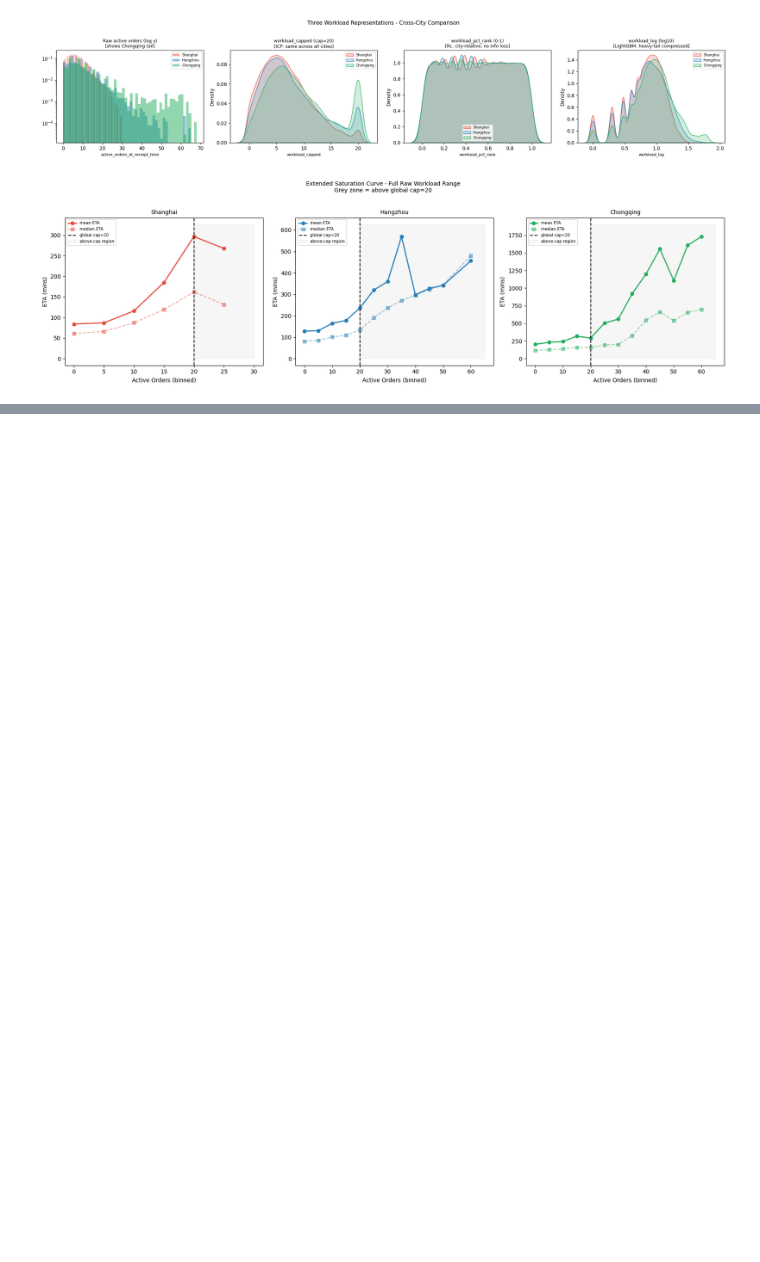
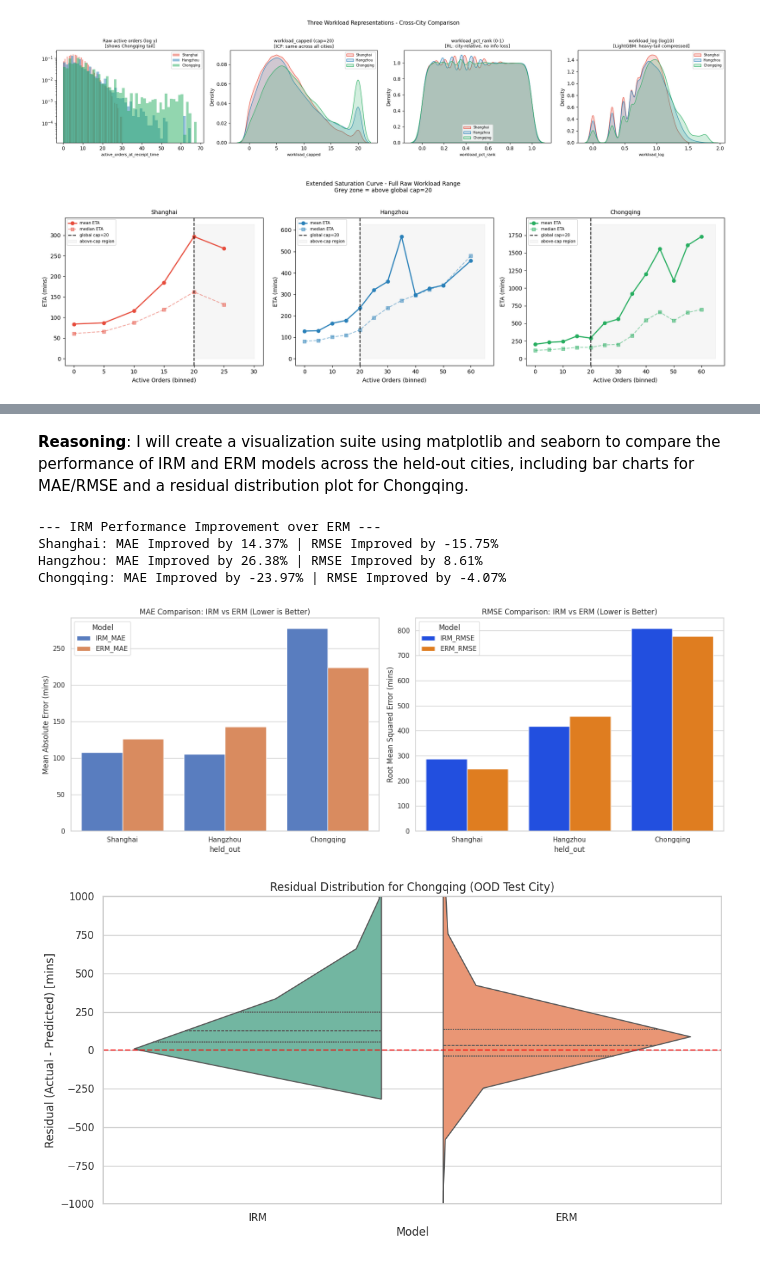
Before and after one commit to aymuos/starship, a Jupyter notebook: fundamental_EDA/fc_all_city_ICP.ipynb, the cells around one changed output, grey strips where cells are left out. Cells and saved outputs as stored; diff of their text form; code cells hidden in the pictures; blank space fills up the shorter version.

```diff
--- a/fundamental_EDA/fc_all_city_ICP.ipynb
+++ b/fundamental_EDA/fc_all_city_ICP.ipynb
@@ -2387,0 +2323,19 @@ Load in PCMCI+ notebook:
+# %%
+# Set run_eda_plots=False for a silent batch run
+city_results = {}
+
+for cfg in CITY_CONFIGS:
+    features = build_city_features(
+        cfg,
+        base=BASE,
+        weather_base=WEATHER_BASE,
+        pre_min=PRE_MIN,
+        max_gap=MAX_GAP,
+        grid_size=GRID_SIZE,
+        run_eda_plots=True,       # ← flip to False for batch runs
+    )
+    city_results[cfg["city_en"]] = features
+
+print("\n✅ All cities processed:")
+for city, df in city_results.items():
+    print(f"  {city}: {df.height:,} rows w {len(df.columns)} columns")
@@ -2387,0 +2805,59 @@ Load in PCMCI+ notebook:
+# %% [markdown]
+**Reasoning**:
+I will create a visualization suite using matplotlib and seaborn to compare the performance of IRM and ERM models across the held-out cities, including bar charts for MAE/RMSE and a residual distribution plot for Chongqing.
+# %%
+import matplotlib.pyplot as plt
+import seaborn as sns
+
+# 1. Calculate percentage improvement
+results_df['MAE_Improvement_%'] = ((results_df['ERM_MAE'] - results_df['IRM_MAE']) / results_df['ERM_MAE']) * 100
+results_df['RMSE_Improvement_%'] = ((results_df['ERM_RMSE'] - results_df['IRM_RMSE']) / results_df['ERM_RMSE']) * 100
+
+print("--- IRM Performance Improvement over ERM ---")
+for _, row in results_df.iterrows():
+    print(f"{row['held_out']}: MAE Improved by {row['MAE_Improvement_%']:.2f}% | RMSE Improved by {row['RMSE_Improvement_%']:.2f}%")
+
+# 2. Setup Plotting Environment
+sns.set_theme(style='whitegrid')
+fig, axes = plt.subplots(1, 2, figsize=(16, 6))
+
+# Melt dataframe for easier plotting with Seaborn
+plot_mae_df = results_df.melt(id_vars='held_out', value_vars=['IRM_MAE', 'ERM_MAE'], var_name='Model', value_name='MAE')
+plot_rmse_df = results_df.melt(id_vars='held_out', value_vars=['IRM_RMSE', 'ERM_RMSE'], var_name='Model', value_name='RMSE')
+
+# 3. Bar Chart: MAE Comparison
+sns.barplot(ax=axes[0], data=plot_mae_df, x='held_out', y='MAE', hue='Model', palette='muted')
+axes[0].set_title('MAE Comparison: IRM vs ERM (Lower is Better)')
+axes[0].set_ylabel('Mean Absolute Error (mins)')
+
+# 4. Bar Chart: RMSE Comparison
+sns.barplot(ax=axes[1], data=plot_rmse_df, x='held_out', y='RMSE', hue='Model', palette='bright')
+axes[1].set_title('RMSE Comparison: IRM vs ERM (Lower is Better)')
+axes[1].set_ylabel('Root Mean Squared Error (mins)')
+
+plt.tight_layout()
+plt.show()
+
+# 5. Residual Distribution Plot (Chongqing - Last Held-out)
+irm_residuals = (actuals - irm_preds).flatten()
+erm_residuals = (actuals - erm_preds).flatten()
+
+residual_data = pd.DataFrame({
+    'Residuals': np.concatenate([irm_residuals, erm_residuals]),
+    'Model': ['IRM'] * len(irm_residuals) + ['ERM'] * len(erm_residuals)
+})
+
+plt.figure(figsize=(12, 6))
+sns.violinplot(data=residual_data, x='Model', y='Residuals', palette='Set2', split=True, inner='quartile')
+plt.axhline(0, color='red', linestyle='--', alpha=0.6)
+plt.title('Residual Distribution for Chongqing (OOD Test City)')
+plt.ylabel('Residual (Actual - Predicted) [mins]')
+plt.ylim(-1000, 1000) # Clipping for visibility of distribution core
+plt.show()
+# %% [output]
+--- IRM Performance Improvement over ERM ---
+Shanghai: MAE Improved by 14.37% | RMSE Improved by -15.75%
+Hangzhou: MAE Improved by 26.38% | RMSE Improved by 8.61%
+Chongqing: MAE Improved by -23.97% | RMSE Improved by -4.07%
+[figure, added]
+[figure, added]
```
Also changed, not shown: parts of 86 cells of this notebook.
